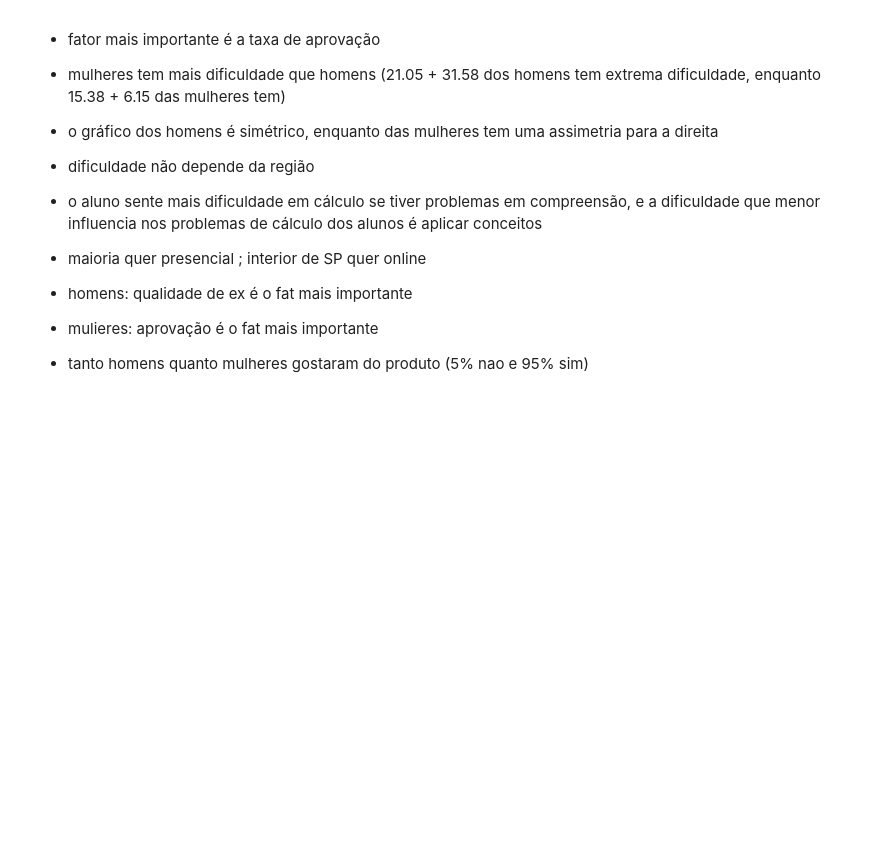
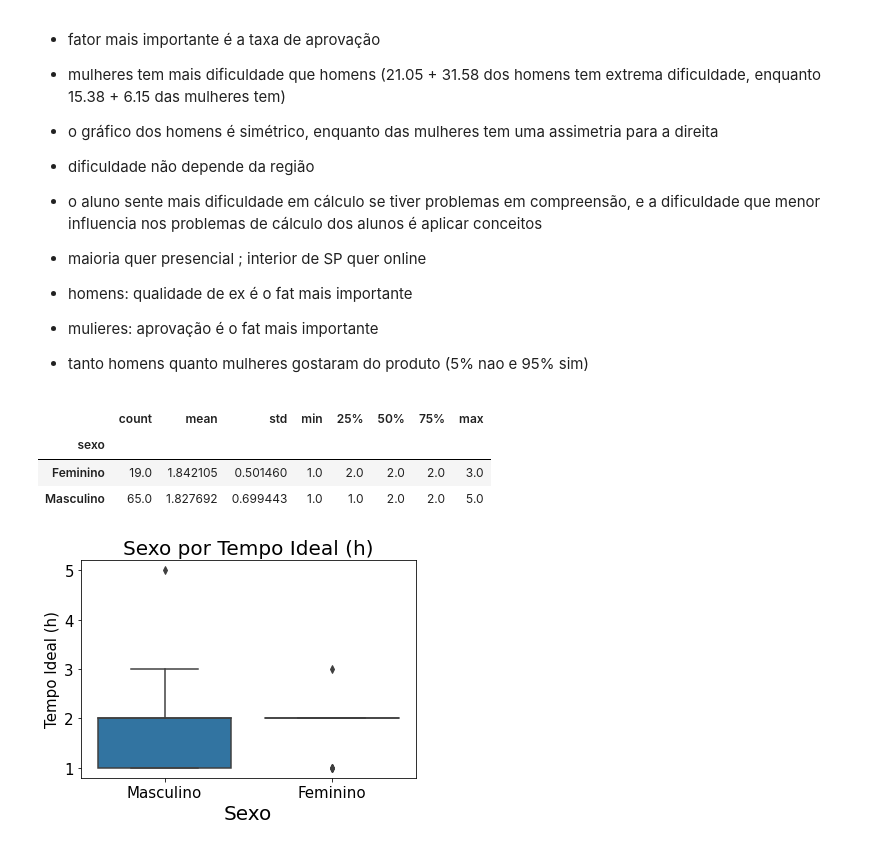
Before and after one commit to JoaoVitorBranco/T1-Estatisitca, a Jupyter notebook: T1_estatistica.ipynb, the cells around one changed output. Cells and saved outputs as stored; diff of their text form; code cells hidden in the pictures; blank space fills up the shorter version.

Commit message:
melhora os gráficos para o trabalho

```diff
--- a/T1_estatistica.ipynb
+++ b/T1_estatistica.ipynb
@@ -97,7 +97,14 @@ def plotaScatt(data,x,y,titulo,xlabel,ylabel):
     ax.grid(False)
     return ax
 
-def plotaBarra(data, x, y, titulo, xlabel, ylabel):
+def plotaBarra(data, x, y, titulo, xlabel, ylabel, tradutor_x = False, tradutor_y =  False, **kwargs):
+    data = data[[x,y]].copy()
+
+    if tradutor_x:
+        data[x] = data[x].map(tradutor_x)
+    if tradutor_y:
+        data[y] = data[y].map(tradutor_y)
+
     ax = sns.barplot(data=data, x=x, y=y)
     ax.set_title(titulo, fontsize=20)
     ax.set_xlabel(xlabel, fontsize=20)
@@ -122,11 +129,25 @@ def tableOfFrequency(series,tradutor=False):
 
     return dados
 
-def relQualQuant(data, cQuant, cQual, titulo, xlabel, ylabel):
-    plotaBox(data=data, x=cQual, titulo=titulo, xlabel=xlabel, ylabel=ylabel, y = cQuant, mostra_media=False)
+def relQualQuant(data, cQuant, cQual, titulo, xlabel, ylabel, tradutor = False, **kwargs):
+
+    data = data[[cQuant,cQual]].copy()
+
+    if tradutor:
+        data[cQual] = data[cQual].map(tradutor)
+    plotaBox(data=data, x=cQual, titulo=titulo, xlabel=xlabel, ylabel=ylabel, y = cQuant, mostra_media=False, **kwargs)
     display(data.groupby(cQual)[cQuant].describe())
 
-def relQual2(data, c1, c2, titulo):
+def relQual2(data, c1, c2, titulo, tradutor_c1 = False, tradutor_c2 = False, **kwargs):
+
+    data = data[[c1,c2]].copy()
+
+    if tradutor_c1:
+        data[c1] = data[c1].map(tradutor_c1)
+
+    if tradutor_c2:
+        data[c2] = data[c2].map(tradutor_c2)
+
     print(titulo)
     dados = pd.crosstab(data[c1], data[c2], normalize='index').apply(lambda x: round(x * 100,2)).astype(str) + ' %'
     display(dados)
@@ -234,10 +255,10 @@ assunto_de_interesse_opcoes = {
 contrario_assunto_de_interesse_opcoes = dict(zip(assunto_de_interesse_opcoes.values(), assunto_de_interesse_opcoes.keys()))
 
 vale_pena_50_opcoes = {
-    "um bom valor e eu provavelmente compraria": 0,
     "é tão barato que é evidente que a qualidade não deve ser tão boa": 1,
-    "um pouco caro e eu teria que pensar melhor para decidir se compraria": 2,
-    "muito caro e nem considero comprar": 3
+    "um bom valor e eu provavelmente compraria": 2,
+    "um pouco caro e eu teria que pensar melhor para decidir se compraria": 3,
+    "muito caro e nem considero comprar": 4
 }
 
 contrario_vale_pena_50_opcoes = dict(zip(vale_pena_50_opcoes.values(), vale_pena_50_opcoes.keys()))
@@ -854,3 +868,12 @@ de cálculo dos alunos é aplicar conceitos
 - mulieres: aprovação é o fat mais importante
 
 - tanto homens quanto mulheres gostaram do produto (5% nao e 95% sim)
+# %%
+
+relQualQuant(df, cQual="sexo", cQuant="tempo_ideal", titulo="Sexo por Tempo Ideal (h)", xlabel="Sexo", ylabel="Tempo Ideal (h)", tradutor=contrario_trocando_sexo)
+# %% [output]
+|  | count | mean | std | min | 25% | 50% | 75% | max |
+| sexo |  |  |  |  |  |  |  |  |
+| Feminino | 19.0 | 1.842105 | 0.501460 | 1.0 | 2.0 | 2.0 | 2.0 | 3.0 |
+| Masculino | 65.0 | 1.827692 | 0.699443 | 1.0 | 1.0 | 2.0 | 2.0 | 5.0 |
+[figure, added]
```
Also changed, not shown: parts of 28 cells of this notebook.
